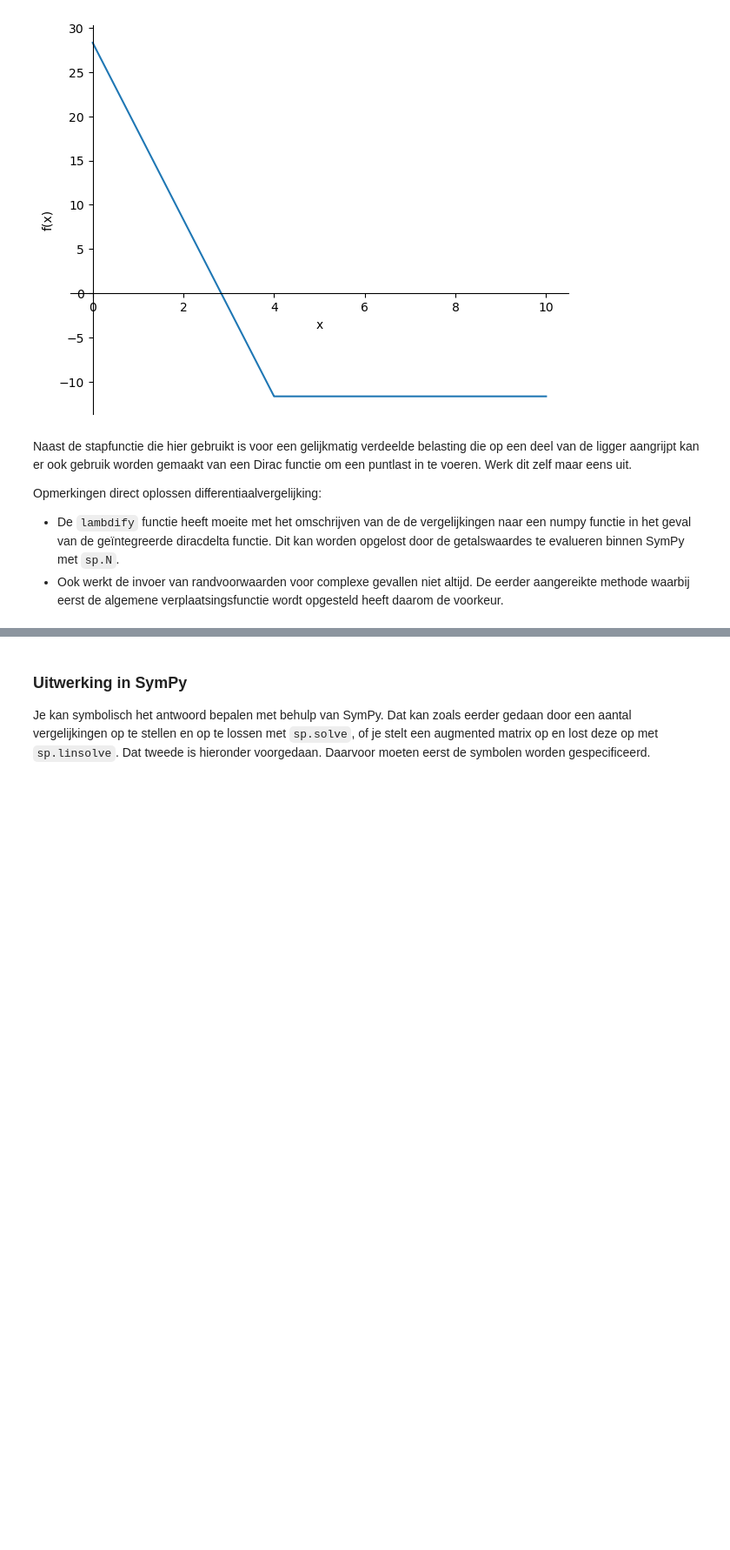
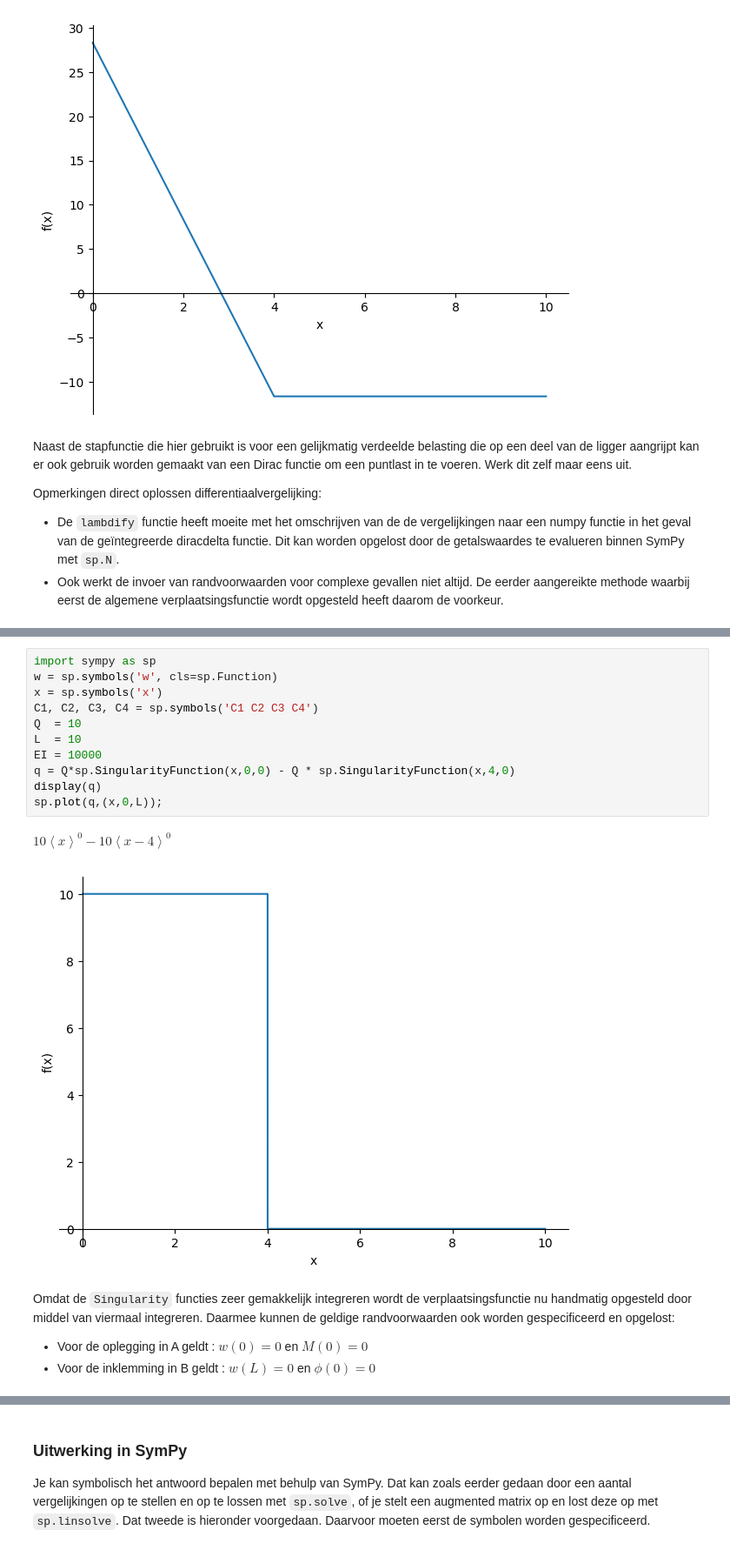
Before and after one commit to TeachBooks/sympy_mechanics, a Jupyter notebook: Instruction/Het gebruik van Python bij ConstructieMechanica.ipynb, the cells around one changed output, grey strips where cells are left out. Shown at 87% size. Saved outputs shown, nothing was run; the diff lists cells and outputs as text; blank space fills up the shorter version.

Commit message:
Added singularity functions

```diff
--- a/Instruction/Het gebruik van Python bij ConstructieMechanica.ipynb
+++ b/Instruction/Het gebruik van Python bij ConstructieMechanica.ipynb
@@ -451,0 +468,19 @@ Opmerkingen direct oplossen differentiaalvergelijking:
+# %%
+import sympy as sp
+w = sp.symbols('w', cls=sp.Function)
+x = sp.symbols('x')
+C1, C2, C3, C4 = sp.symbols('C1 C2 C3 C4')
+Q  = 10
+L  = 10
+EI = 10000
+q = Q*sp.SingularityFunction(x,0,0) - Q * sp.SingularityFunction(x,4,0)
+display(q)
+sp.plot(q,(x,0,L));
+# %% [output]
+$\displaystyle 10 {\left\langle x \right\rangle}^{0} - 10 {\left\langle x - 4 \right\rangle}^{0}$
+[figure, added]
+# %% [markdown]
+Omdat de `Singularity` functies zeer gemakkelijk integreren wordt de verplaatsingsfunctie nu handmatig opgesteld door middel van viermaal integreren. Daarmee kunnen de  geldige randvoorwaarden ook worden gespecificeerd en opgelost:
+
+- Voor de oplegging in A geldt  : $w(0)=0$ en $M(0)=0$
+- Voor de inklemming in B geldt : $w(L)=0$ en $\phi(0)=0$
```
Also changed, not shown: parts of 7 cells of this notebook, 2 other files.
